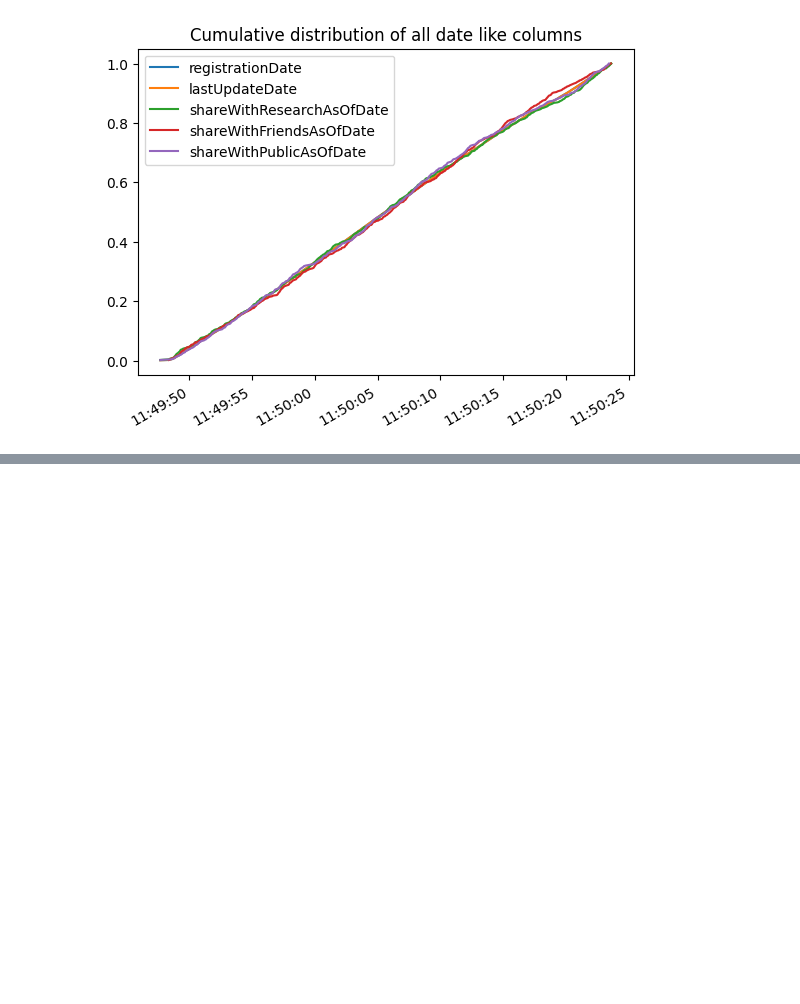
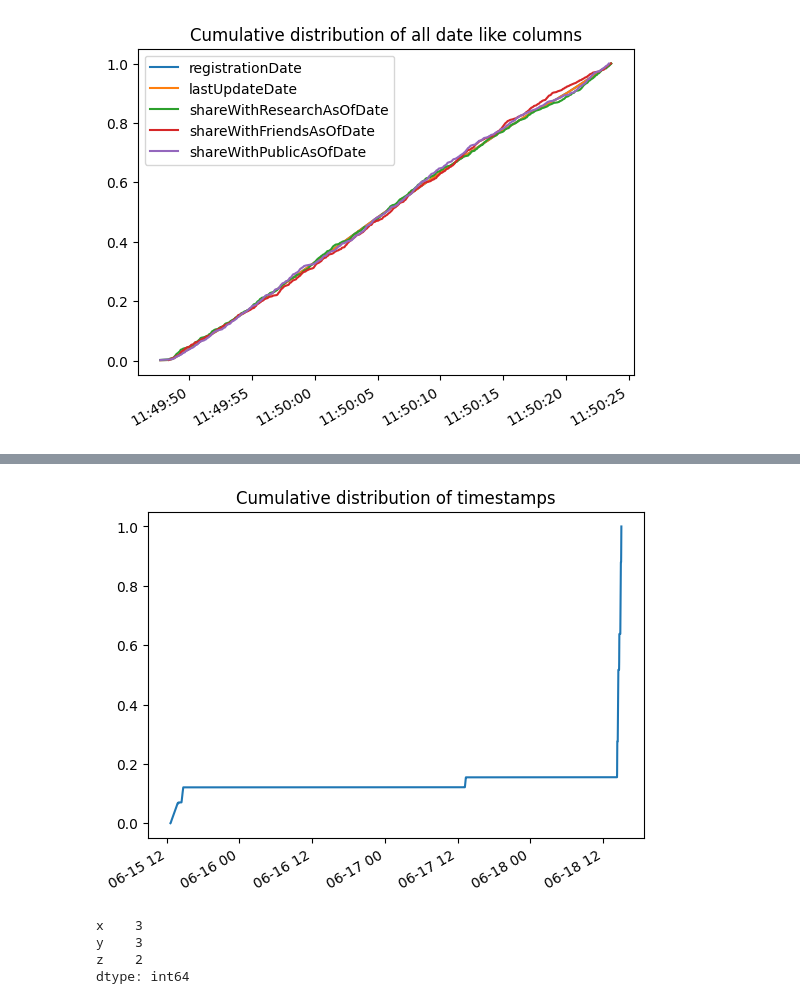
Before and after one commit to DecisioNaut/sparkling_lakes, a Jupyter notebook: cross_check.ipynb, the cells around one changed output, grey strips where cells are left out. Saved outputs shown, nothing was run; the diff lists cells and outputs as text; code cells hidden in the pictures; blank space fills up the shorter version.

```diff
--- a/cross_check.ipynb
+++ b/cross_check.ipynb
@@ -349,0 +325,13 @@ KeyboardInterrupt:
+# %%
+# Are the timestamps unique?
+pd.to_datetime(accelerometer_landing_df["timeStamp"], unit='ms').value_counts(normalize=True).sort_index().cumsum().plot(title="Cumulative distribution of timestamps");
+# %% [output]
+[figure, added]
+# %%
+# How many unique positions in x, y and z are there?
+accelerometer_landing_df[["x", "y", "z"]].nunique()
+# %% [output]
+x    3
+y    3
+z    2
+dtype: int64
```
Also changed, not shown: parts of 17 cells of this notebook.
